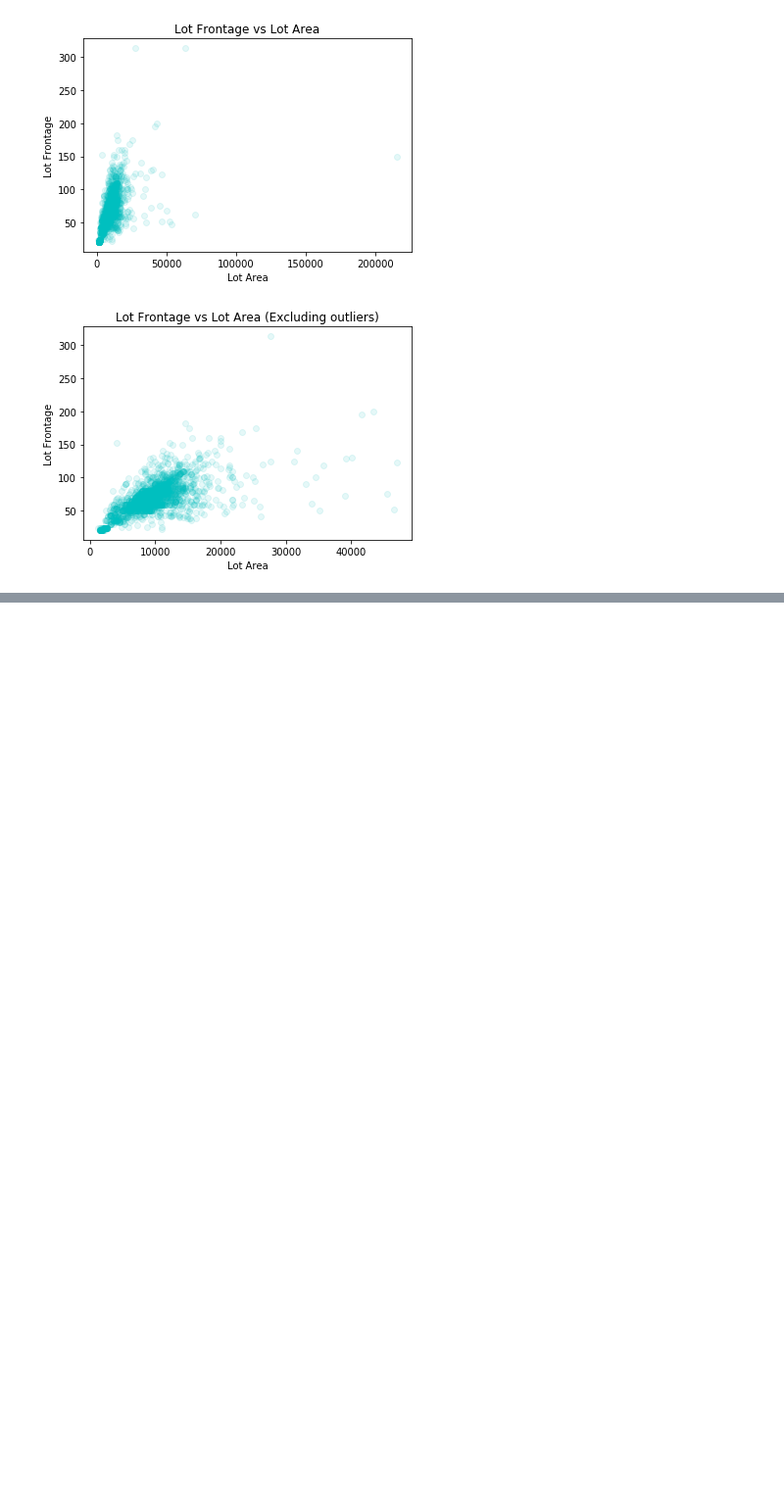
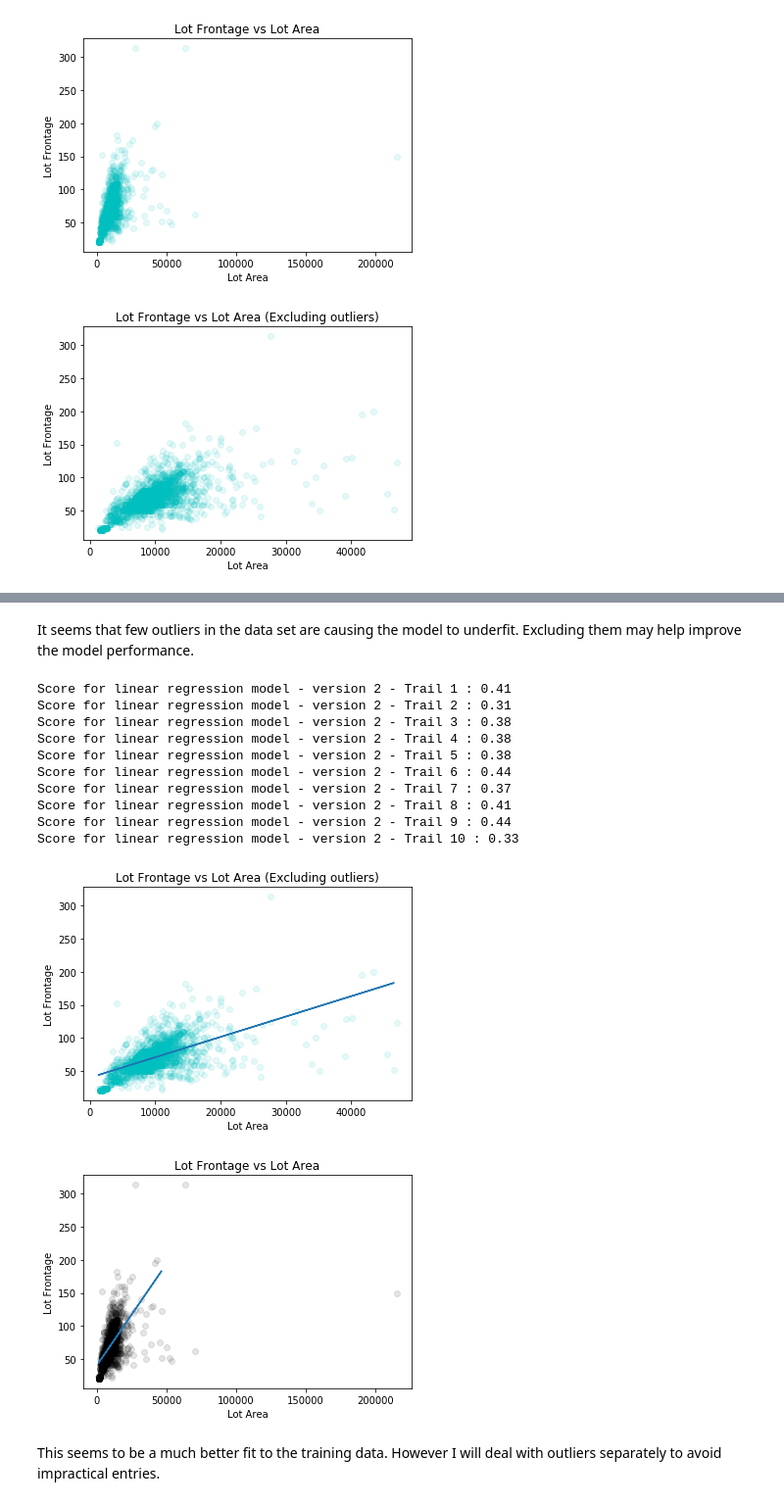
Before and after one commit to AnirudhAchal/Housing-Prices, a Jupyter notebook: Notebooks/Housing Prices .ipynb, the cells around one changed output, grey strips where cells are left out. Shown at 98% size. Drawn from its saved outputs; the diff is of its cells as text; code cells hidden in the pictures; blank space fills up the shorter version.

```diff
--- a/Notebooks/Housing Prices .ipynb
+++ b/Notebooks/Housing Prices .ipynb
@@ -379,0 +427,54 @@ It is very clear the there is a linear relationship between Lot Area and Lot Fro
+# %% [markdown]
+It seems that few outliers in the data set are causing the model to underfit. Excluding them may help improve the model performance.
+# %%
+# Setting features matrix X with only one feature ie LotArea without outliers
+X = train_df.loc[pd.notnull(df['LotFrontage']) & (df['LotArea'] <= 50000), 'LotArea'].to_numpy().astype('int64').reshape(-1, 1)
+
+# Setting prediction matrix y with LotFrontage feature without outliers
+y = train_df.loc[pd.notnull(df['LotFrontage']) & (df['LotArea'] <= 50000), 'LotFrontage'].ravel().astype('int64').reshape(-1, 1)
+
+# Greating Linear Regression model
+lr_2 = LinearRegression()
+
+# Train model (with all valid training examples and without outliers)
+lr_2.fit(X, y)
+
+# Checking the performance of the trained model
+for i in range(10):
+    X_train, X_test, y_train, y_test = train_test_split(X, y, test_size = 0.2)
+    print('Score for linear regression model - version 2 - Trail {0} : {1:.2f}'.format(i + 1, lr_2.score(X_test, y_test)))
+
+# Getting Predictions
+prediction_y = lr_2.predict(X)
+
+# Plot predictions
+# Plot without outiers
+plt.scatter(df.loc[df['LotArea'] <= 50000, 'LotArea'], df.loc[df['LotArea'] <= 50000, 'LotFrontage'], color = 'c', alpha = 0.1);
+plt.plot(X, prediction_y, color = 'k');
+plt.title('Lot Frontage vs Lot Area (Excluding outliers)')
+plt.xlabel('Lot Area')
+plt.ylabel('Lot Frontage')
+plt.show()
+
+# Plot with outliers (Model is still without outliers)
+plt.scatter(df['LotArea'], df['LotFrontage'], color = 'k', alpha = 0.1);
+plt.plot(X, prediction_y, color = 'k');
+plt.title('Lot Frontage vs Lot Area')
+plt.xlabel('Lot Area')
+plt.ylabel('Lot Frontage')
+plt.show()
+# %% [output]
+Score for linear regression model - version 2 - Trail 1 : 0.41
+Score for linear regression model - version 2 - Trail 2 : 0.31
+Score for linear regression model - version 2 - Trail 3 : 0.38
+Score for linear regression model - version 2 - Trail 4 : 0.38
+Score for linear regression model - version 2 - Trail 5 : 0.38
+Score for linear regression model - version 2 - Trail 6 : 0.44
+Score for linear regression model - version 2 - Trail 7 : 0.37
+Score for linear regression model - version 2 - Trail 8 : 0.41
+Score for linear regression model - version 2 - Trail 9 : 0.44
+Score for linear regression model - version 2 - Trail 10 : 0.33
+[figure, added]
+[figure, added]
+# %% [markdown]
+This seems to be a much better fit to the training data. However I will deal with outliers separately to avoid impractical entries.
```
Also changed, not shown: parts of 4 cells of this notebook.
